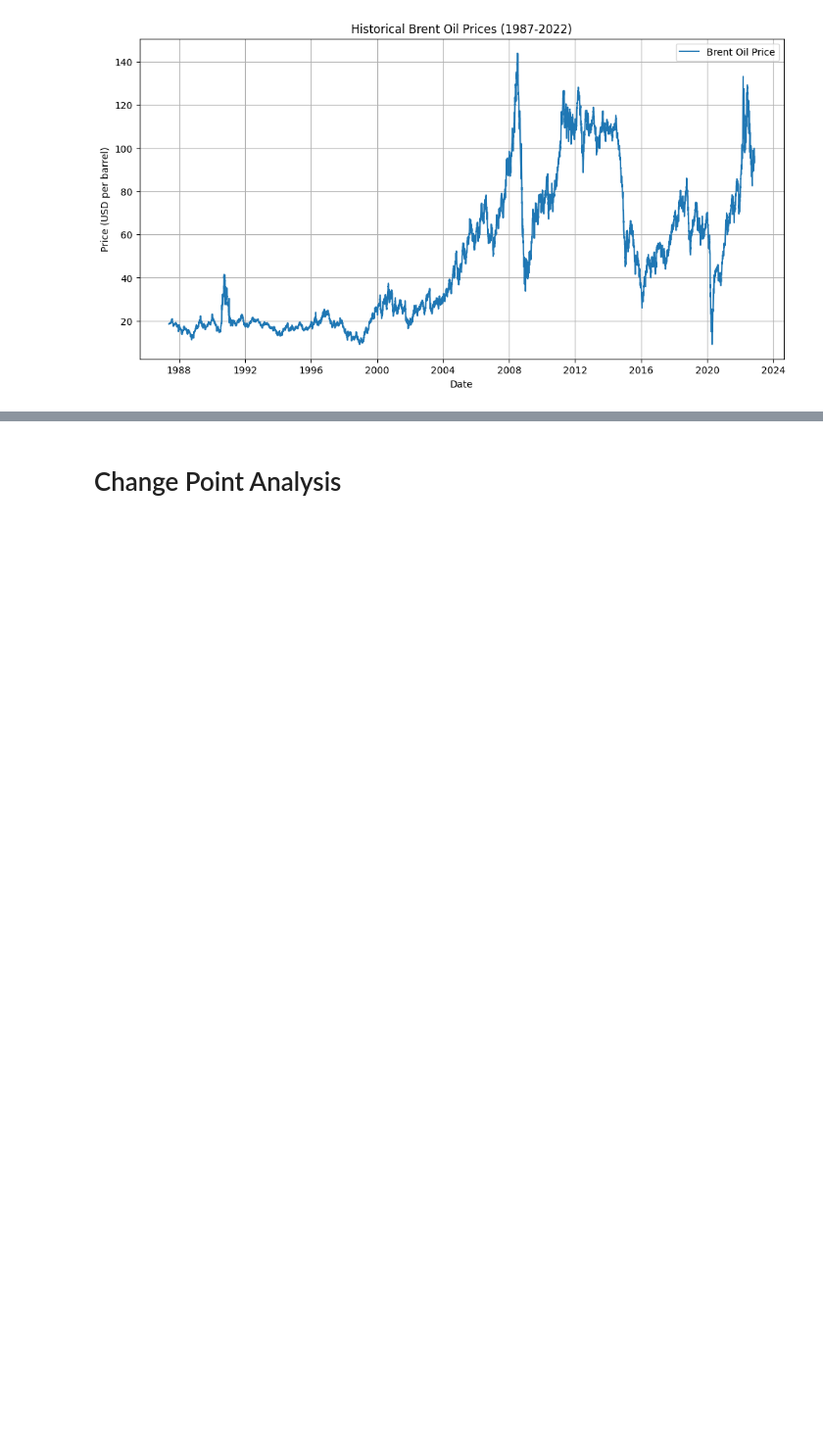
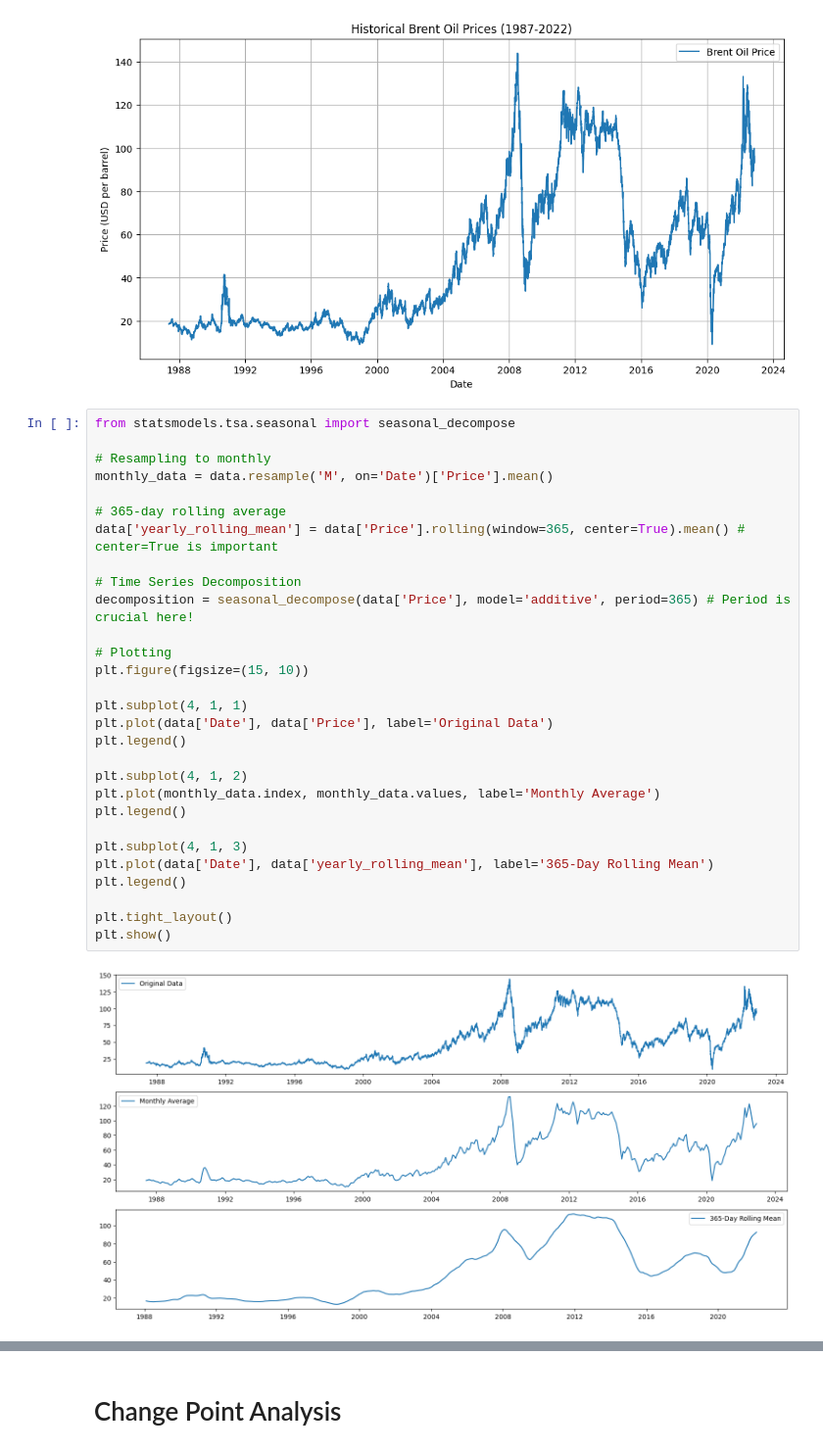
Before and after one commit to surak-alf/change_point_analysis, a Jupyter notebook: notbooks/data_exploration.ipynb, the cells around one changed output, grey strips where cells are left out. Shown at 98% size. Drawn from its saved outputs; the diff is of its cells as text; blank space fills up the shorter version.

```diff
--- a/notbooks/data_exploration.ipynb
+++ b/notbooks/data_exploration.ipynb
@@ -43,3 +90,34 @@ plt.grid()
 plt.show()
 # %% [output]
 [figure]
+# %%
+from statsmodels.tsa.seasonal import seasonal_decompose
+
+# Resampling to monthly
+monthly_data = data.resample('M', on='Date')['Price'].mean()
+
+# 365-day rolling average
+data['yearly_rolling_mean'] = data['Price'].rolling(window=365, center=True).mean() # center=True is important
+
+# Time Series Decomposition
+decomposition = seasonal_decompose(data['Price'], model='additive', period=365) # Period is crucial here!
+
+# Plotting
+plt.figure(figsize=(15, 10))
+
+plt.subplot(4, 1, 1)
+plt.plot(data['Date'], data['Price'], label='Original Data')
+plt.legend()
+
+plt.subplot(4, 1, 2)
+plt.plot(monthly_data.index, monthly_data.values, label='Monthly Average')
+plt.legend()
+
+plt.subplot(4, 1, 3)
+plt.plot(data['Date'], data['yearly_rolling_mean'], label='365-Day Rolling Mean')
+plt.legend()
+
+plt.tight_layout()
+plt.show()
+# %% [output]
+[figure, added]
```
Also changed, not shown: parts of 17 cells of this notebook.
